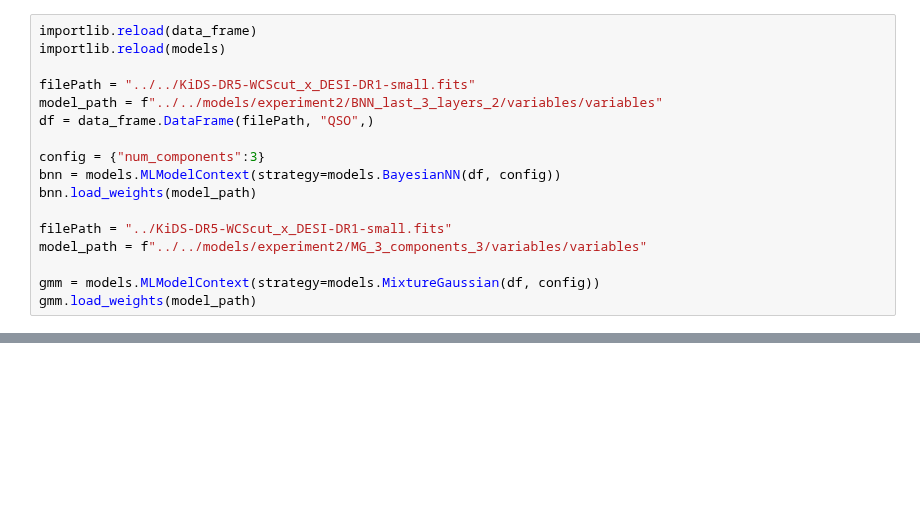
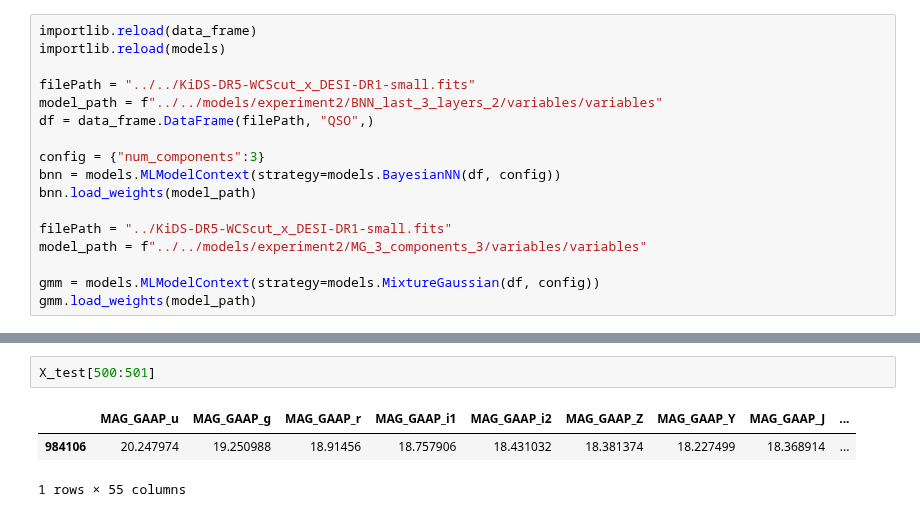
Before and after one commit to kacper-drabicki/redshift, a Jupyter notebook: notebooks/distributions.ipynb, the cells around one changed output, grey strips where cells are left out. Cells and saved outputs as stored; diff of their text form; blank space fills up the shorter version.

```diff
--- a/notebooks/distributions.ipynb
+++ b/notebooks/distributions.ipynb
@@ -77,0 +127,6 @@ plt.show()
+# %%
+X_test[500:501]
+# %% [output]
+|  | MAG_GAAP_u | MAG_GAAP_g | MAG_GAAP_r | MAG_GAAP_i1 | MAG_GAAP_i2 | MAG_GAAP_Z | MAG_GAAP_Y | MAG_GAAP_J | ... |
+| 984106 | 20.247974 | 19.250988 | 18.91456 | 18.757906 | 18.431032 | 18.381374 | 18.227499 | 18.368914 | ... |
+1 rows × 55 columns
```
Also changed, not shown: parts of 8 cells of this notebook, 7 other files.
